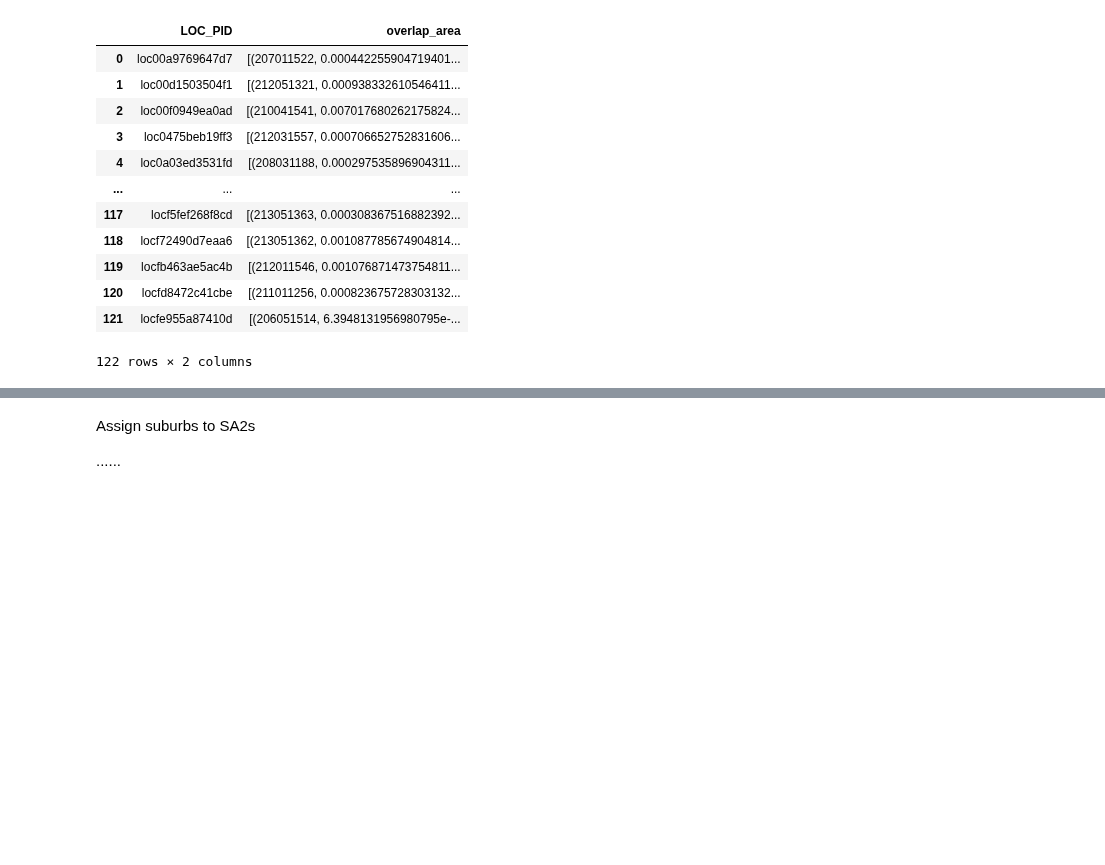
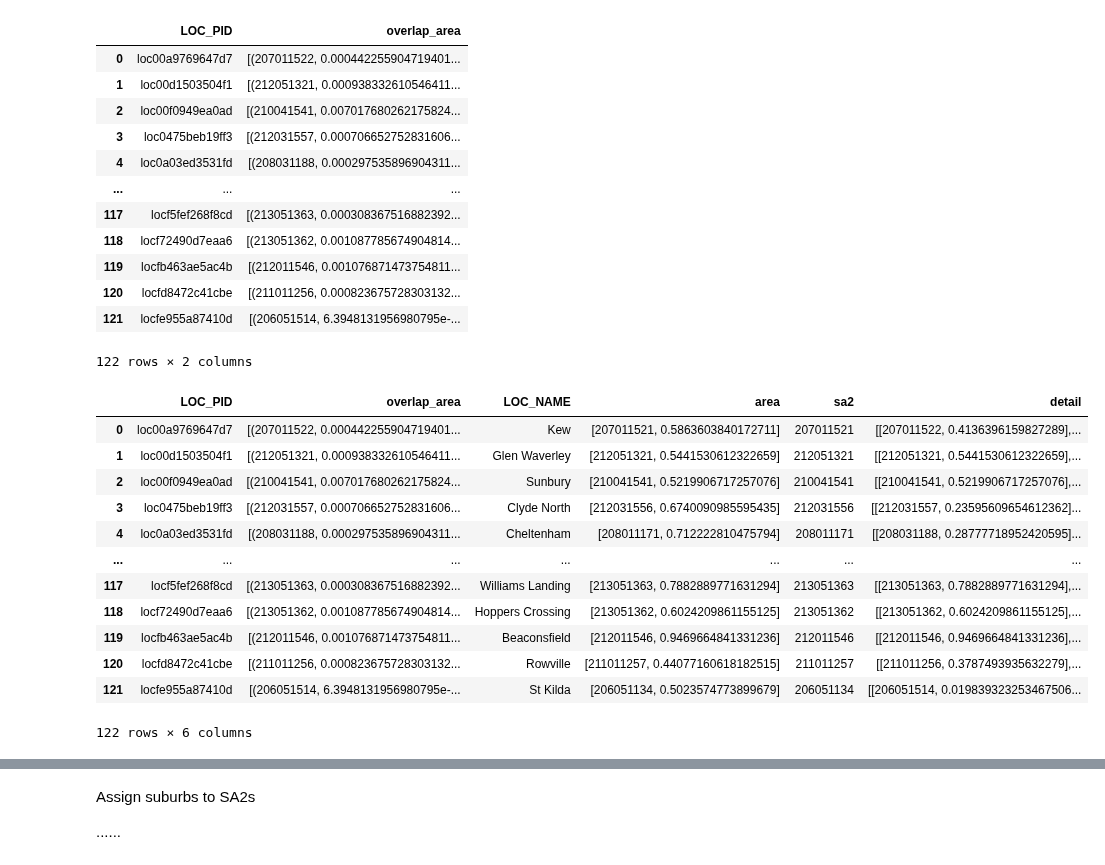
Before and after one commit to MAST30034-Applied-Data-Science/generic-real-estate-consulting-project-group-6, a Jupyter notebook: notebooks/suburb_population.ipynb, the cells around one changed output, grey strips where cells are left out. Cells and saved outputs as stored; diff of their text form; code cells hidden in the pictures; blank space fills up the shorter version.

```diff
--- a/notebooks/suburb_population.ipynb
+++ b/notebooks/suburb_population.ipynb
@@ -117,0 +121,50 @@ suburb_sa2_overlap_areas  # The overlap_area [(SA2_code, area),...]
+# %%
+suburb = pd.read_csv("../data/raw/suburb_sa2_overlap_areas.csv", index_col=0)
+pid_name = properties[['LOC_PID','LOC_NAME']].drop_duplicates()
+pid_name.index - range(len(pid_name))
+locnames = []
+# Get the LOC_NAME for each LOC_PID
+for i in range(len(suburb)):
+    locname = pid_name.loc[pid_name['LOC_PID']==suburb['LOC_PID'][i],'LOC_NAME'].values[0]
+    locnames.append(locname)
+suburb['LOC_NAME'] = locnames
+
+
+# Get the maximum area SA2 for each LOC_NAME and keep the result
+areas = []  # Store the largest face SA2 and its corresponding area
+sa2s = []  # Store large areas of SA2
+details = [] # Store the corresponding area of each SA2
+for i in range(len(suburb)): Iterate over each LOC_NAME
+    lap = eval(suburb.loc[i,'overlap_area']) # Get all SA2 data information for this LOC_NAME
+    sum_ = np.sum([j[1] for j in lap]) # Total area of calculation
+    most = 0 # Initialize the maximum area
+    best_sa2 = None
+    detail= []
+    for k in lap:
+        r = k[1]/sum_  # The Sa2 proportion
+        detail.append([k[0], k[1]/sum_]) # The area calculation of each Sa2 is saved and put into the list
+        if r >most: # See if this Sa2 has the largest area
+            most= r
+            best_sa2 = k[0]
+    areas.append([best_sa2, most])
+    sa2s.append(best_sa2)
+    details.append(detail)
+suburb['area'] =areas
+suburb['sa2'] = sa2s
+suburb['detail']=details
+suburb.to_csv("../data/raw/detail.csv", index=False)
+suburb
+# %% [output]
+|  | LOC_PID | overlap_area | LOC_NAME | area | sa2 | detail |
+| 0 | loc00a9769647d7 | [(207011522, 0.000442255904719401... | Kew | [207011521, 0.5863603840172711] | 207011521 | [[207011522, 0.4136396159827289],... |
+| 1 | loc00d1503504f1 | [(212051321, 0.000938332610546411... | Glen Waverley | [212051321, 0.5441530612322659] | 212051321 | [[212051321, 0.5441530612322659],... |
+| 2 | loc00f0949ea0ad | [(210041541, 0.007017680262175824... | Sunbury | [210041541, 0.5219906717257076] | 210041541 | [[210041541, 0.5219906717257076],... |
+| 3 | loc0475beb19ff3 | [(212031557, 0.000706652752831606... | Clyde North | [212031556, 0.6740090985595435] | 212031556 | [[212031557, 0.23595609654612362]... |
+| 4 | loc0a03ed3531fd | [(208031188, 0.000297535896904311... | Cheltenham | [208011171, 0.712222810475794] | 208011171 | [[208031188, 0.28777718952420595]... |
+| ... | ... | ... | ... | ... | ... | ... |
+| 117 | locf5fef268f8cd | [(213051363, 0.000308367516882392... | Williams Landing | [213051363, 0.7882889771631294] | 213051363 | [[213051363, 0.7882889771631294],... |
+| 118 | locf72490d7eaa6 | [(213051362, 0.001087785674904814... | Hoppers Crossing | [213051362, 0.6024209861155125] | 213051362 | [[213051362, 0.6024209861155125],... |
+| 119 | locfb463ae5ac4b | [(212011546, 0.001076871473754811... | Beaconsfield | [212011546, 0.9469664841331236] | 212011546 | [[212011546, 0.9469664841331236],... |
+| 120 | locfd8472c41cbe | [(211011256, 0.000823675728303132... | Rowville | [211011257, 0.44077160618182515] | 211011257 | [[211011256, 0.3787493935632279],... |
+| 121 | locfe955a87410d | [(206051514, 6.3948131956980795e-... | St Kilda | [206051134, 0.5023574773899679] | 206051134 | [[206051514, 0.019839323253467506... |
+122 rows × 6 columns
```
Also changed, not shown: parts of 21 cells of this notebook, 1 other file.
